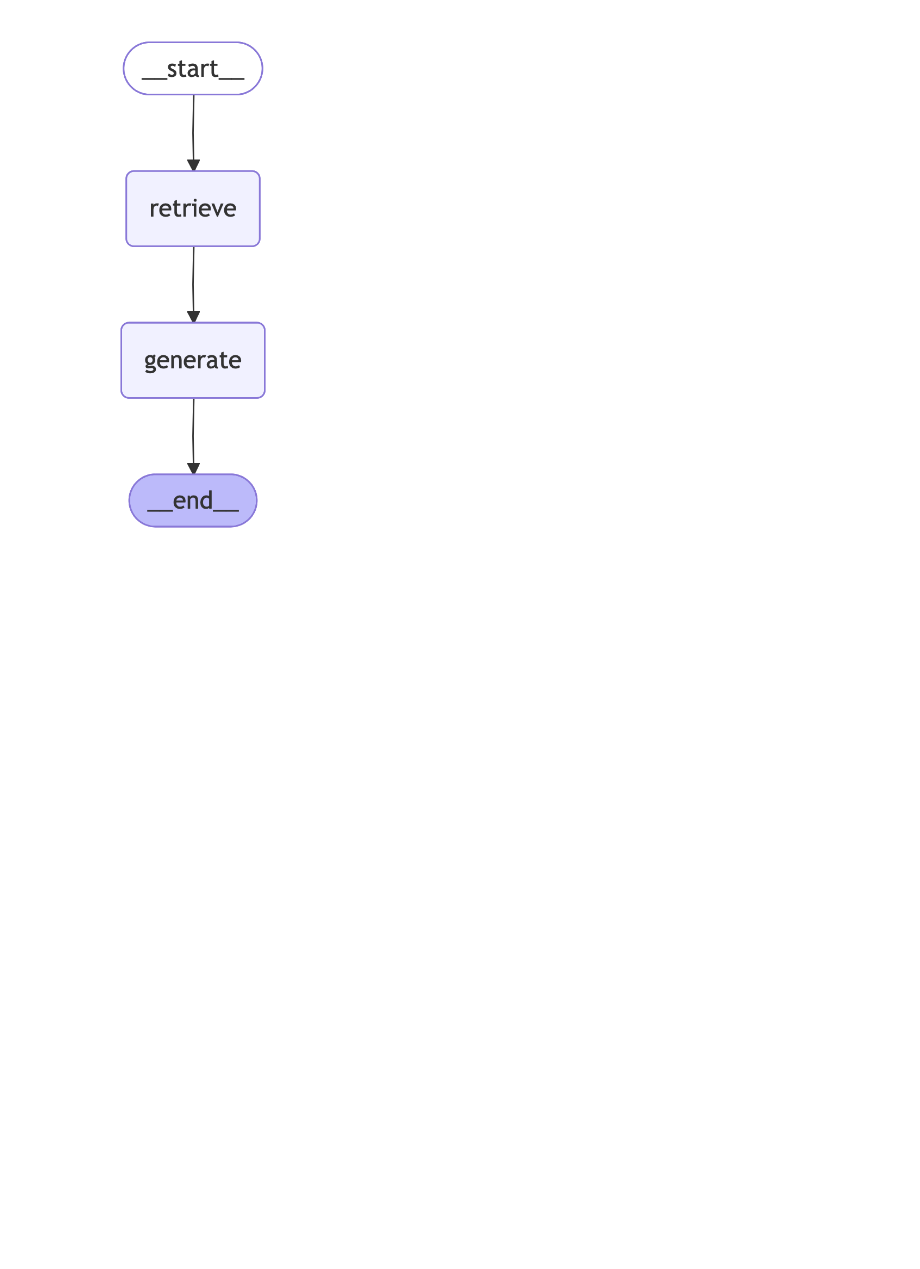
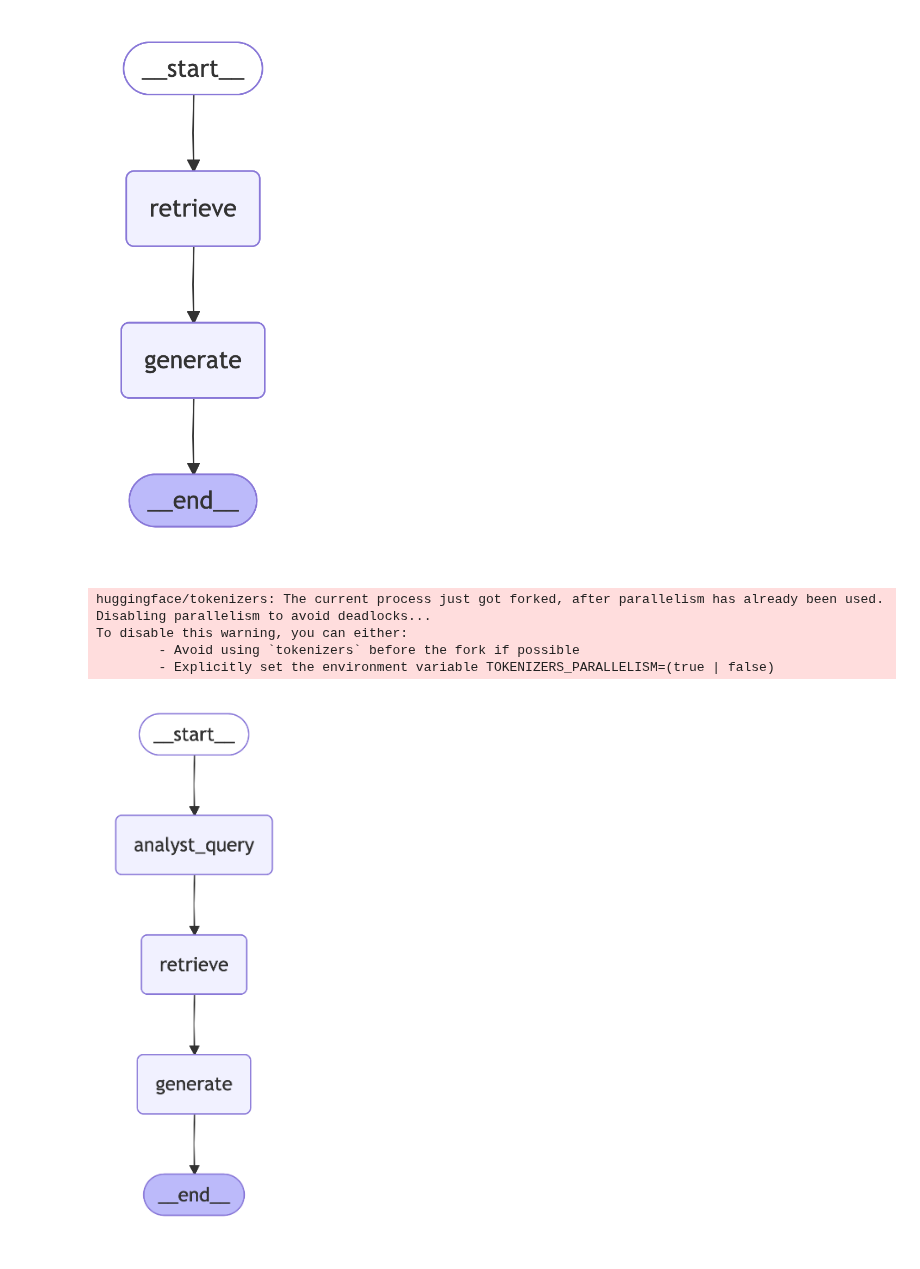
Before and after one commit to ZhouQunying/AnalystChain, a Jupyter notebook: jupter_notebook/rag.ipynb, the cells around one changed output. Saved outputs shown, nothing was run; the diff lists cells and outputs as text; code cells hidden in the pictures; blank space fills up the shorter version.

```diff
--- a/jupter_notebook/rag.ipynb
+++ b/jupter_notebook/rag.ipynb
@@ -95,3 +95,59 @@ To disable this warning, you can either:
         - Avoid using `tokenizers` before the fork if possible
         - Explicitly set the environment variable TOKENIZERS_PARALLELISM=(true | false)
 [figure]
+# %%
+from typing import Literal
+from typing_extensions import Annotated
+
+class Search(TypedDict):
+    """Search query."""
+
+    query: Annotated[str, ..., "Search query to run."]
+    section: Annotated[
+        Literal["beginning", "middle", "end"],
+        ...,
+        "Section to query.",
+    ]
+
+class State(TypedDict):
+    question: str
+    query: Search
+    context: List[Document]
+    answer: str
+
+def analyst_query(state: State):
+    structured_llm = llm.with_structured_output(Search)
+    query = structured_llm.invoke(state["question"])
+    return {"query": query}
+
+def retrieve(state: State):
+    query = state["query"]
+    retrieved_docs = vector_store.similarity_search(
+        query["query"],
+        filter=lambda doc: doc.metadata.get("section") == query["section"]
+    )
+    return {"context": retrieved_docs}
+
+thrid = len(all_splits) // 3
+for i, document in enumerate(all_splits):
+    if i < thrid:
+        document.metadata["section"] = "beginning"
+    if i < 2 * thrid:
+        document.metadata["section"] = "middle"
+    else:
+        document.metadata["section"] = "end"
+
+vector_store = InMemoryVectorStore(embeddings)
+_ = vector_store.add_documents(all_splits)
+
+graph_builder = StateGraph(State).add_sequence([analyst_query, retrieve, generate])
+graph_builder.add_edge(START, "analyst_query")
+graph = graph_builder.compile()
+
+display(Image(graph.get_graph().draw_mermaid_png(draw_method=MermaidDrawMethod.PYPPETEER)))
+# %% [output]
+huggingface/tokenizers: The current process just got forked, after parallelism has already been used. Disabling parallelism to avoid deadlocks...
+To disable this warning, you can either:
+        - Avoid using `tokenizers` before the fork if possible
+        - Explicitly set the environment variable TOKENIZERS_PARALLELISM=(true | false)
+[figure, added]
```
Also changed, not shown: parts of 1 cell of this notebook.
